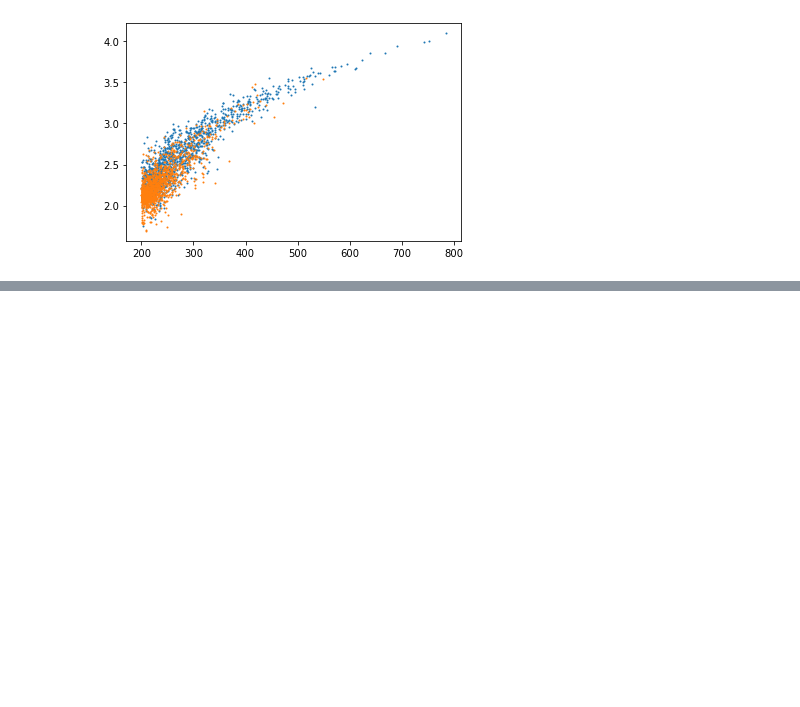
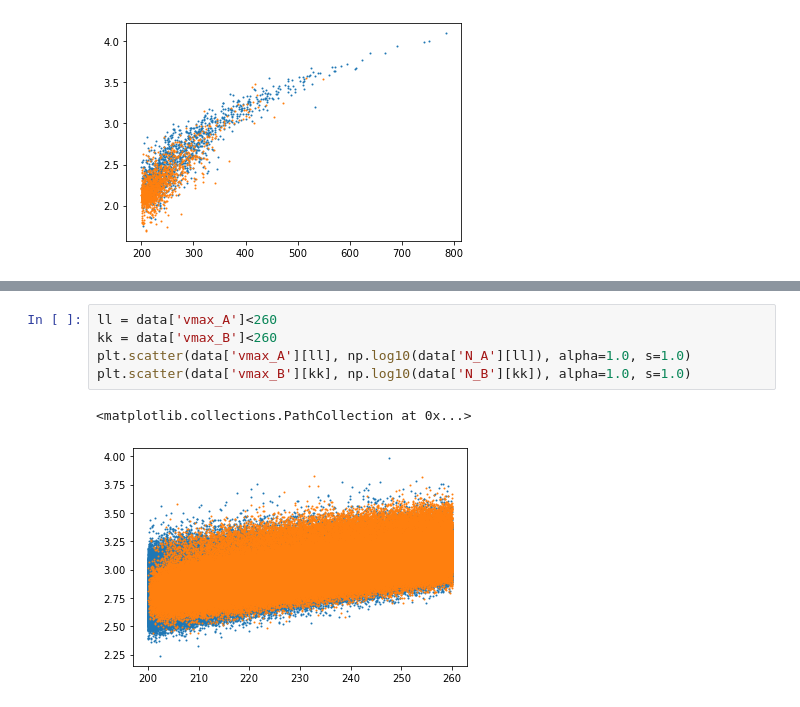
Before and after one commit to forero/LocalGroupKinematics, a Jupyter notebook: nb/explore.ipynb, the cells around one changed output, grey strips where cells are left out. Drawn from its saved outputs; the diff is of its cells as text; blank space fills up the shorter version.

```diff
--- a/nb/explore.ipynb
+++ b/nb/explore.ipynb
@@ -64,0 +79,8 @@ plt.scatter(data['vmax_A'], (data['vmax_A']-data['vmax_B'])/(data['vmax_A']), al
+# %%
+ll = data['vmax_A']<260
+kk = data['vmax_B']<260
+plt.scatter(data['vmax_A'][ll], np.log10(data['N_A'][ll]), alpha=1.0, s=1.0)
+plt.scatter(data['vmax_B'][kk], np.log10(data['N_B'][kk]), alpha=1.0, s=1.0)
+# %% [output]
+<matplotlib.collections.PathCollection at 0x...>
+[figure, added]
```
Also changed, not shown: parts of 20 cells of this notebook.
